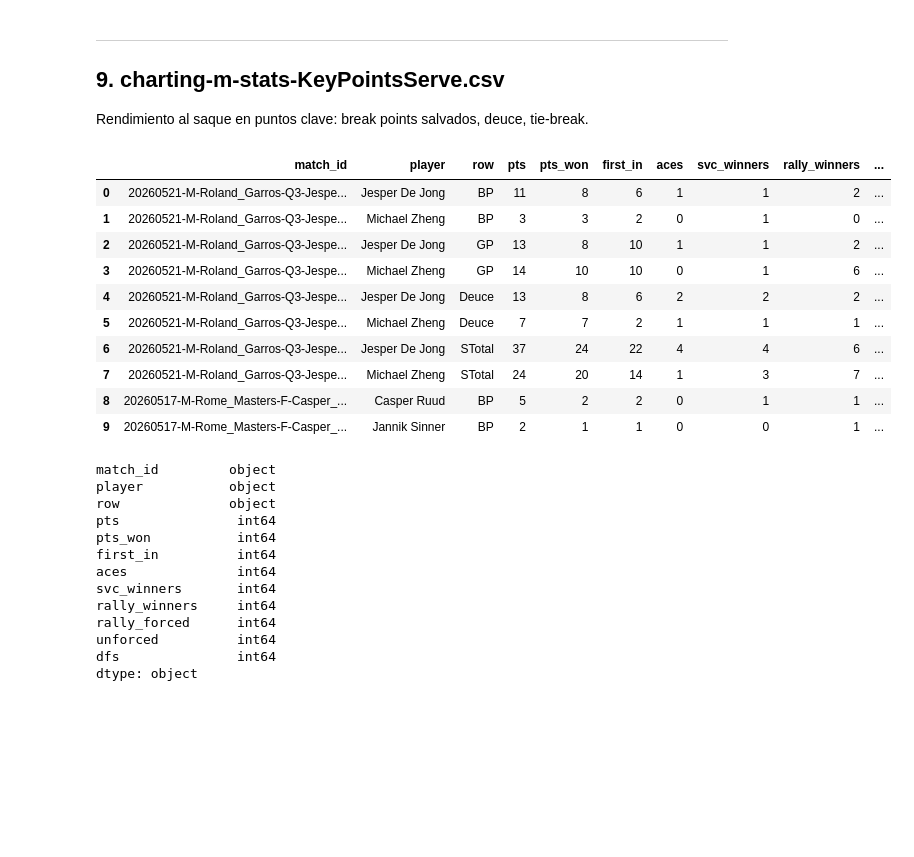
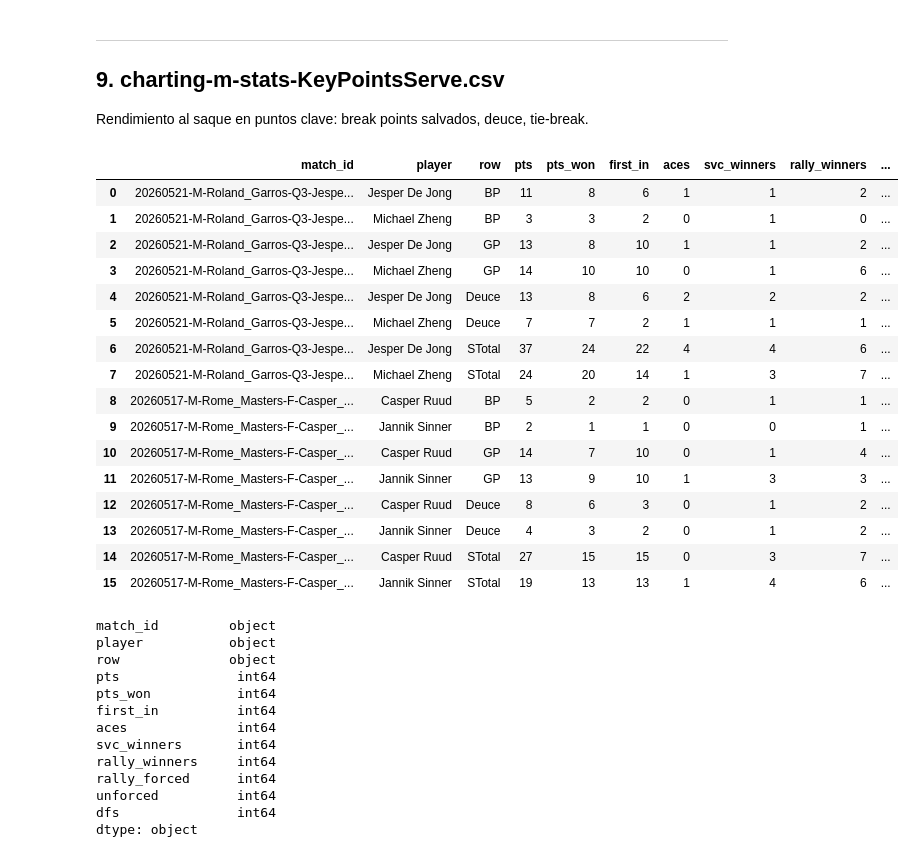
Before and after one commit to b0risR/UEA_proyecto_tenis, a Jupyter notebook: notebooks/01_exploracion_inicial.ipynb, the cells around one changed output. Cells and saved outputs as stored; diff of their text form; code cells hidden in the pictures; blank space fills up the shorter version.

```diff
--- a/notebooks/01_exploracion_inicial.ipynb
+++ b/notebooks/01_exploracion_inicial.ipynb
@@ -365,19 +365,25 @@ dtype: object
 ## 9. charting-m-stats-KeyPointsServe.csv
 Rendimiento al saque en puntos clave: break points salvados, deuce, tie-break.
 # %%
-dfs["kp_serve"].head(10)
+dfs["kp_serve"].head(16)
 # %% [output]
 |  | match_id | player | row | pts | pts_won | first_in | aces | svc_winners | rally_winners | ... |
 | 0 | 20260521-M-Roland_Garros-Q3-Jespe... | Jesper De Jong | BP | 11 | 8 | 6 | 1 | 1 | 2 | ... |
 | 1 | 20260521-M-Roland_Garros-Q3-Jespe... | Michael Zheng | BP | 3 | 3 | 2 | 0 | 1 | 0 | ... |
 | 2 | 20260521-M-Roland_Garros-Q3-Jespe... | Jesper De Jong | GP | 13 | 8 | 10 | 1 | 1 | 2 | ... |
 | 3 | 20260521-M-Roland_Garros-Q3-Jespe... | Michael Zheng | GP | 14 | 10 | 10 | 0 | 1 | 6 | ... |
 | 4 | 20260521-M-Roland_Garros-Q3-Jespe... | Jesper De Jong | Deuce | 13 | 8 | 6 | 2 | 2 | 2 | ... |
 | 5 | 20260521-M-Roland_Garros-Q3-Jespe... | Michael Zheng | Deuce | 7 | 7 | 2 | 1 | 1 | 1 | ... |
 | 6 | 20260521-M-Roland_Garros-Q3-Jespe... | Jesper De Jong | STotal | 37 | 24 | 22 | 4 | 4 | 6 | ... |
 | 7 | 20260521-M-Roland_Garros-Q3-Jespe... | Michael Zheng | STotal | 24 | 20 | 14 | 1 | 3 | 7 | ... |
 | 8 | 20260517-M-Rome_Masters-F-Casper_... | Casper Ruud | BP | 5 | 2 | 2 | 0 | 1 | 1 | ... |
 | 9 | 20260517-M-Rome_Masters-F-Casper_... | Jannik Sinner | BP | 2 | 1 | 1 | 0 | 0 | 1 | ... |
+| 10 | 20260517-M-Rome_Masters-F-Casper_... | Casper Ruud | GP | 14 | 7 | 10 | 0 | 1 | 4 | ... |
+| 11 | 20260517-M-Rome_Masters-F-Casper_... | Jannik Sinner | GP | 13 | 9 | 10 | 1 | 3 | 3 | ... |
+| 12 | 20260517-M-Rome_Masters-F-Casper_... | Casper Ruud | Deuce | 8 | 6 | 3 | 0 | 1 | 2 | ... |
+| 13 | 20260517-M-Rome_Masters-F-Casper_... | Jannik Sinner | Deuce | 4 | 3 | 2 | 0 | 1 | 2 | ... |
+| 14 | 20260517-M-Rome_Masters-F-Casper_... | Casper Ruud | STotal | 27 | 15 | 15 | 0 | 3 | 7 | ... |
+| 15 | 20260517-M-Rome_Masters-F-Casper_... | Jannik Sinner | STotal | 19 | 13 | 13 | 1 | 4 | 6 | ... |
 # %%
 dfs["kp_serve"].dtypes
 # %% [output]
```
Also changed, not shown: parts of 1 cell of this notebook, 1 other file.
